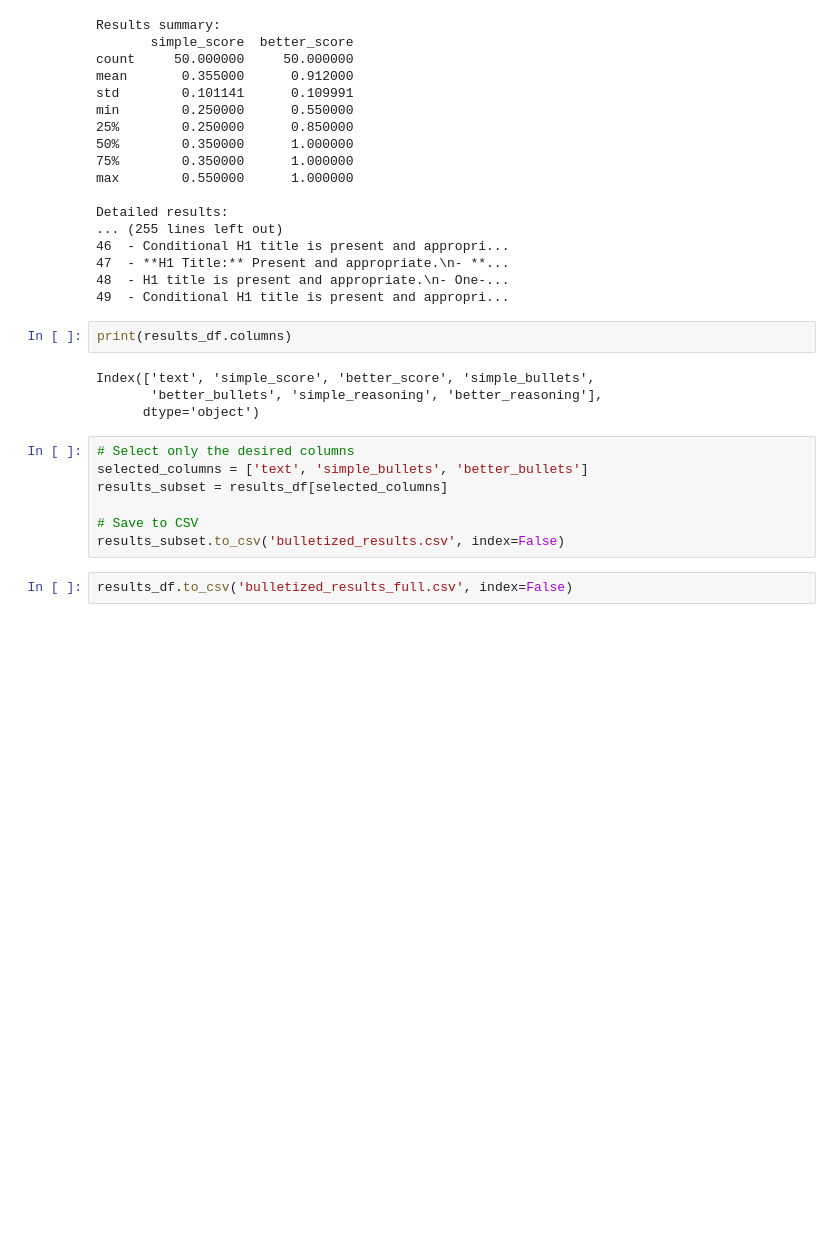
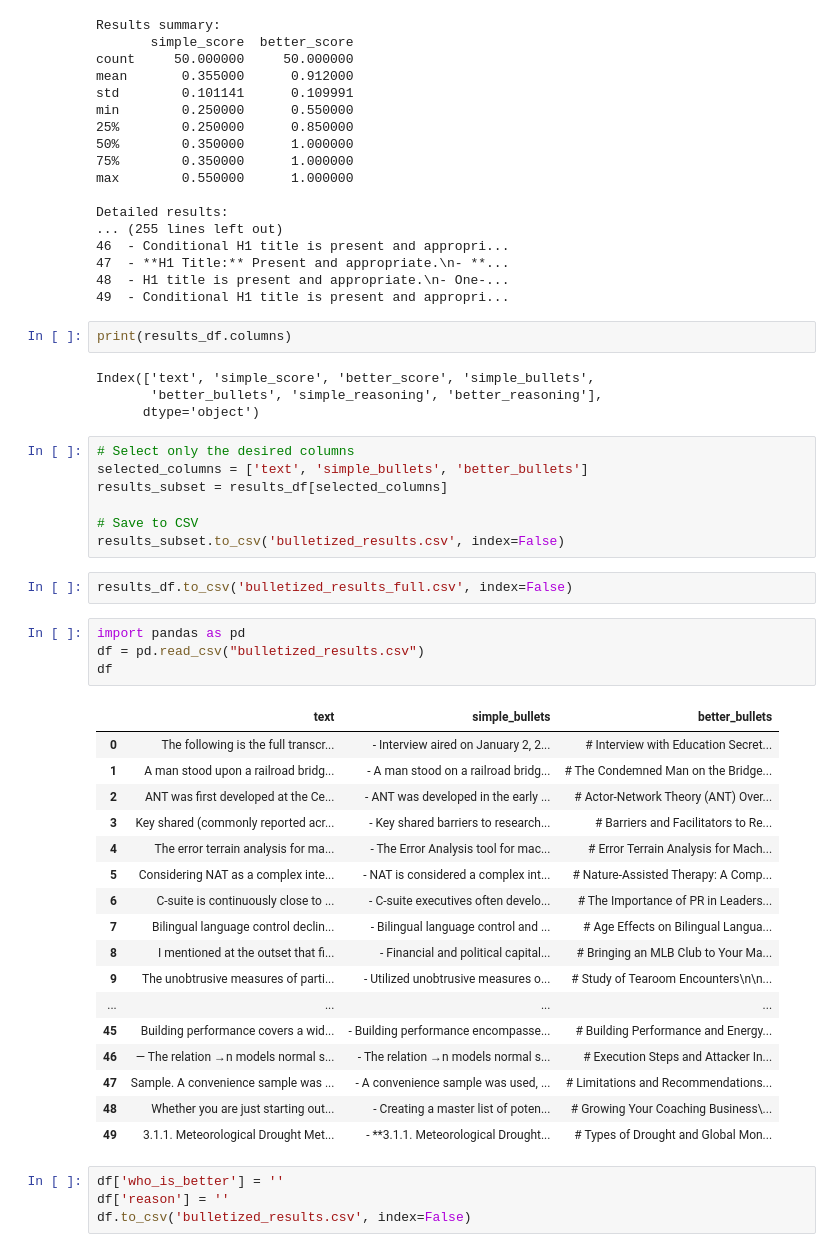
Before and after one commit to yanivgal/promptsmith, a Jupyter notebook: notebooks/11_bulletize_on_many.ipynb, the cells around one changed output. Cells and saved outputs as stored; diff of their text form; blank space fills up the shorter version.

```diff
--- a/notebooks/11_bulletize_on_many.ipynb
+++ b/notebooks/11_bulletize_on_many.ipynb
@@ -84,3 +84,29 @@ results_subset = results_df[selected_columns]
 results_subset.to_csv('bulletized_results.csv', index=False)
 # %%
 results_df.to_csv('bulletized_results_full.csv', index=False)
+# %%
+import pandas as pd
+df = pd.read_csv("bulletized_results.csv")
+df
+# %% [output]
+|  | text | simple_bullets | better_bullets |
+| 0 | The following is the full transcr... | - Interview aired on January 2, 2... | # Interview with Education Secret... |
+| 1 | A man stood upon a railroad bridg... | - A man stood on a railroad bridg... | # The Condemned Man on the Bridge... |
+| 2 | ANT was first developed at the Ce... | - ANT was developed in the early ... | # Actor-Network Theory (ANT) Over... |
+| 3 | Key shared (commonly reported acr... | - Key shared barriers to research... | # Barriers and Facilitators to Re... |
+| 4 | The error terrain analysis for ma... | - The Error Analysis tool for mac... | # Error Terrain Analysis for Mach... |
+| 5 | Considering NAT as a complex inte... | - NAT is considered a complex int... | # Nature-Assisted Therapy: A Comp... |
+| 6 | C-suite is continuously close to ... | - C-suite executives often develo... | # The Importance of PR in Leaders... |
+| 7 | Bilingual language control declin... | - Bilingual language control and ... | # Age Effects on Bilingual Langua... |
+| 8 | I mentioned at the outset that fi... | - Financial and political capital... | # Bringing an MLB Club to Your Ma... |
+| 9 | The unobtrusive measures of parti... | - Utilized unobtrusive measures o... | # Study of Tearoom Encounters\n\n... |
+| ... | ... | ... | ... |
+| 45 | Building performance covers a wid... | - Building performance encompasse... | # Building Performance and Energy... |
+| 46 | — The relation →n models normal s... | - The relation →n models normal s... | # Execution Steps and Attacker In... |
+| 47 | Sample. A convenience sample was ... | - A convenience sample was used, ... | # Limitations and Recommendations... |
+| 48 | Whether you are just starting out... | - Creating a master list of poten... | # Growing Your Coaching Business\... |
+| 49 | 3.1.1. Meteorological Drought Met... | - **3.1.1. Meteorological Drought... | # Types of Drought and Global Mon... |
+# %%
+df['who_is_better'] = ''
+df['reason'] = ''
+df.to_csv('bulletized_results.csv', index=False)
```
Also changed, not shown: 4 other files.
